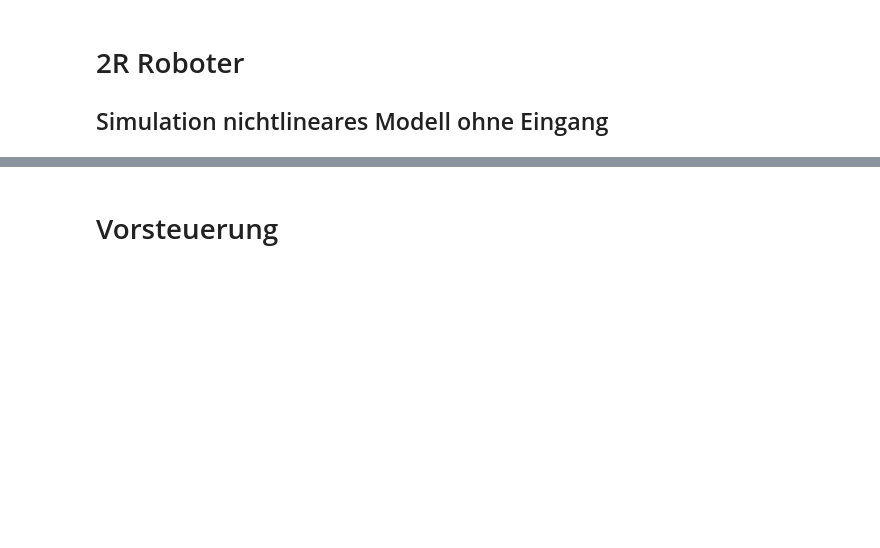
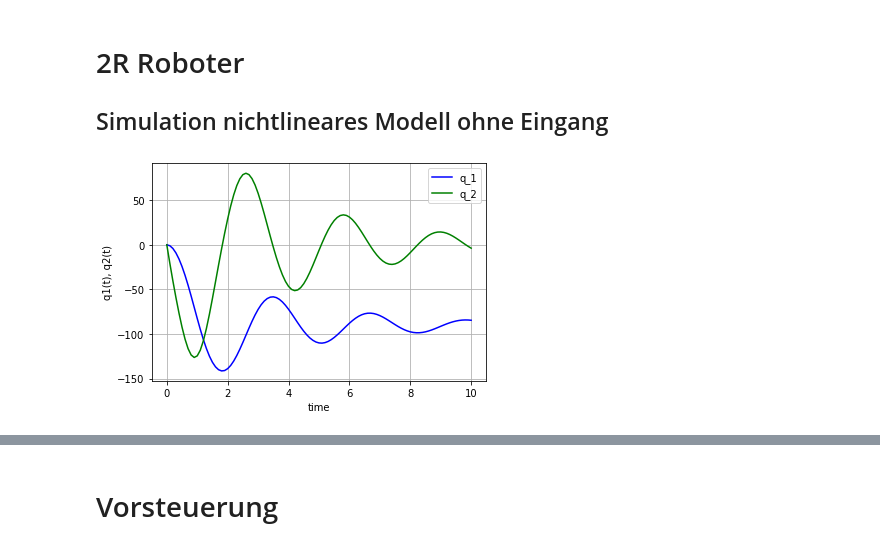
Before and after one commit to StefanKauf/RoCtr, a Jupyter notebook: Sim.ipynb, the cells around one changed output, grey strips where cells are left out. Cells and saved outputs as stored; diff of their text form; code cells hidden in the pictures; blank space fills up the shorter version.

```diff
--- a/Sim.ipynb
+++ b/Sim.ipynb
@@ -42,30 +18,43 @@ def eingang(x,t,k=[1,1]):
 # %%
 from Model import model_nlin, model_nlin_ext
 # set the initial conditions
 x0=[-np.pi/2*0,0,0,np.pi/4]
 
 # define the discretization points
 t_start = 0
 t_stop = 10
 dt = 1e-1
 
 t_sim=np.linspace(t_start, t_stop, int((t_stop - t_start) / dt + 1))
 
+class Controller:
+  def __init__(self,u,t_sim):
+    self.ctr = 'NONE'
+    self.t  = t_sim
+controller = Controller(0,t_sim)
 
-#scipy.integrate.solve_ivp(fun, t_span, y0, method='RK45', t_eval=None, dense_output=False, events=None, vectorized=False, args=None, **options)
 
-#solutionOde=odeint(model_nlin,x0,t_sim)
-solOde=solve_ivp(model_nlin,[t_start,t_stop],x0,method = 'RK45',t_eval = t_sim)
+#Wrapper für rechte Seite der Differentialgleichung
+rhs=lambda t,x:model_nlin_ext(t,x,controller)
+
+solOde = solve_ivp(rhs,                  #zu simulierendes Modell
+                    [t_start,t_stop],    #Zeitspanne für Simulation
+                    x0,                  #Anfangszustand
+                    t_eval=t_sim,        #Auswertungszeitpunkte
+                    atol=1e-9,rtol=1e-6  #Toleranzen
+                    )
 
 
 plt.plot(solOde.t, solOde.y[0]*180/np.pi, 'b', label='q_1')
 plt.plot(solOde.t, solOde.y[2]*180/np.pi, 'g', label='q_2')
 plt.legend(loc='best')
 plt.xlabel('time')
 plt.ylabel('q1(t), q2(t)')
 plt.grid()
 #plt.savefig('simulation.png')
 plt.show()
+# %% [output]
+[figure, added]
 # %%
 import Animation as anim
 
```
Also changed, not shown: parts of 11 cells of this notebook, 2 other files.
